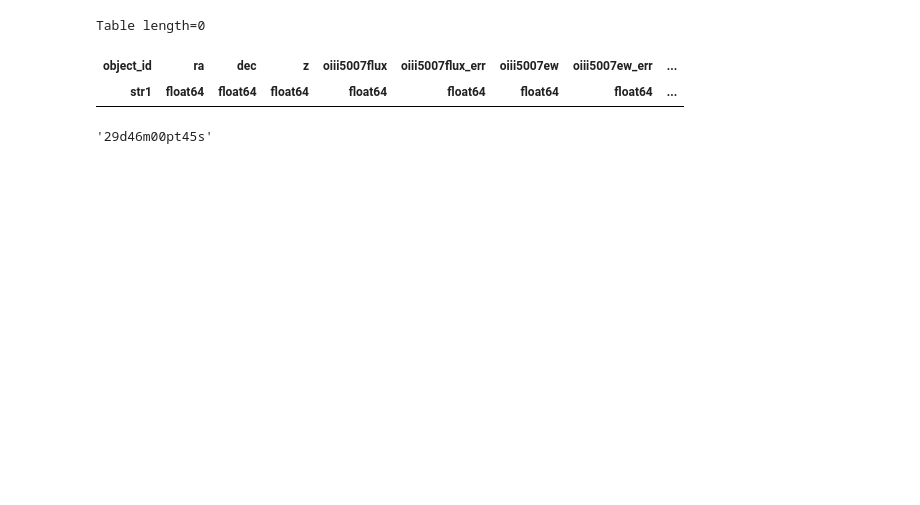
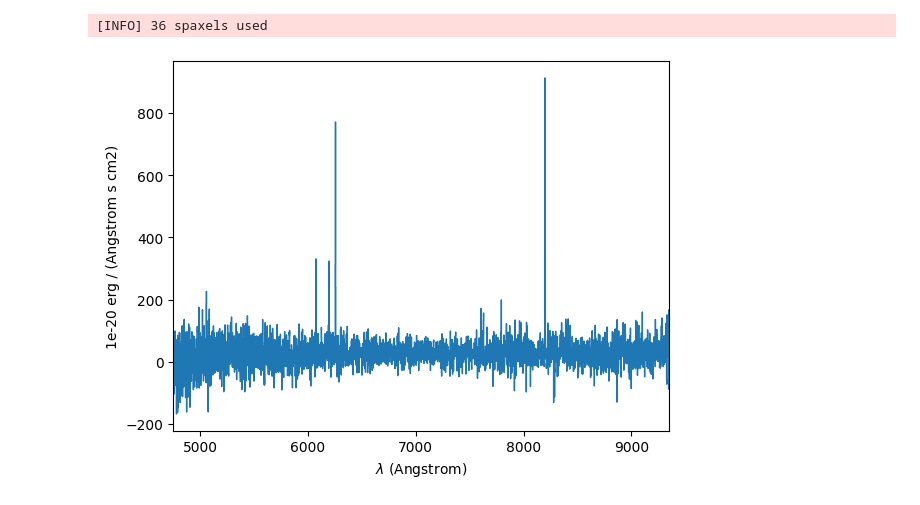
Before and after one commit to 0hardytom/eelgs, a Jupyter notebook: notebooks/week3/O3_finder.ipynb, the cells around one changed output. Drawn from its saved outputs; the diff is of its cells as text; code cells hidden in the pictures; blank space fills up the shorter version.

```diff
--- a/notebooks/week3/O3_finder.ipynb
+++ b/notebooks/week3/O3_finder.ipynb
@@ -215,11 +260,9 @@ class museCube:
 # %%
-CUBE_PATH = '../../cubes/s780_COMBINED_CUBE_MED_FINAL.fits'
+CUBE_PATH = '../../cubes/macs0159m34_COMBINED_CUBE_MED_FINAL.fits'
 TITLE = 'MACS'
 RADIUS_ARCSEC = .6
 Z_GUESS = 0.249
 
-coords = SkyCoord('01h59m04.03s', '-34d13m31.8s', frame='icrs')
-RA_DEG = coords.ra.deg
-DEC_DEG = coords.dec.deg
+COORDS = SkyCoord('01h59m04.03s', '-34d13m31.8s', frame='icrs')
 # %%
 test = museCube(path=CUBE_PATH)
@@ -229,10 +276,8 @@ Successfully loaded cube. Dimensions: (3682, 315, 361)
 # %%
-test.ex_table
+spec = test.extract_spectrum(COORDS.ra.deg,COORDS.dec.deg, 0.6)
 # %% [output]
-Table length=0
+[INFO] 36 spaxels used
-| object_id | ra | dec | z | oiii5007flux | oiii5007flux_err | oiii5007ew | oiii5007ew_err | ... |
-| str1 | float64 | float64 | float64 | float64 | float64 | float64 | float64 | ... |
-# %%
-str(coords.ra).replace('.','pt')
-# %% [output]
-'29d46m00pt45s'
+# %%
+spec.plot()
+# %% [output]
+[figure, added]
```
Also changed, not shown: parts of 4 cells of this notebook, 1 other file.
